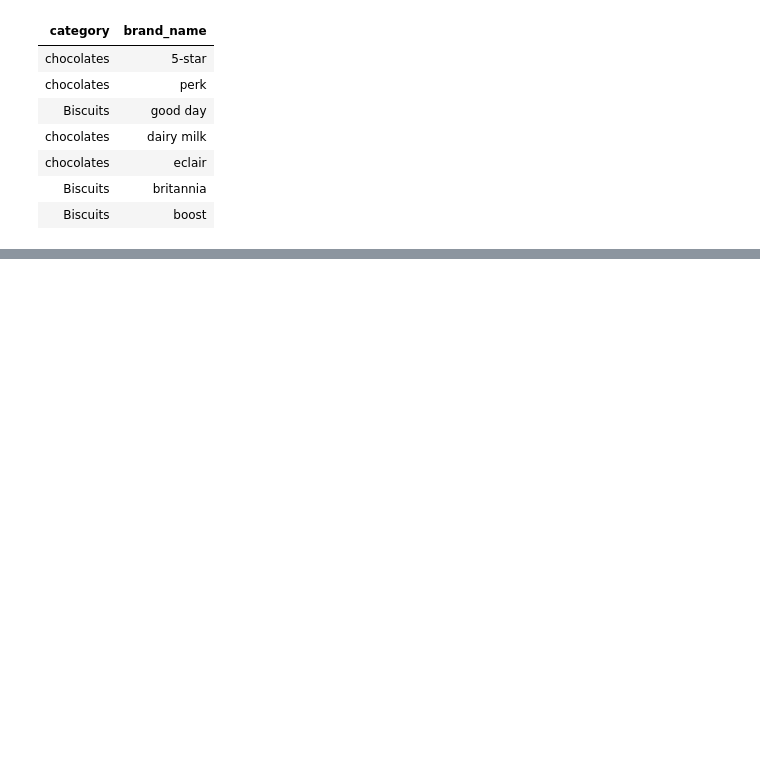
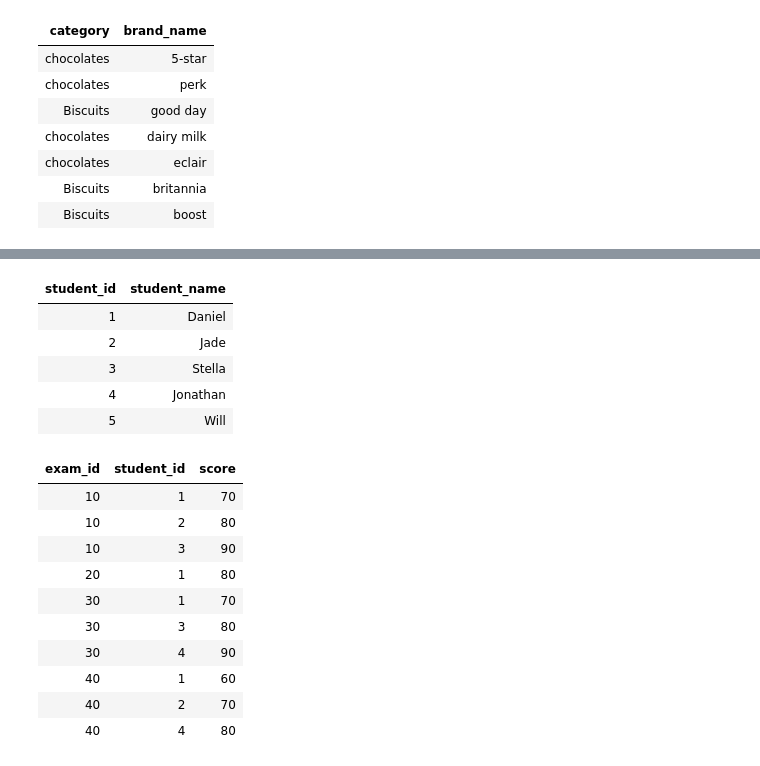
Before and after one commit to Rupam-1/SQL-Pyspark-practise_youtube, a Jupyter notebook: 05. PYSPARK - Part3.ipynb, the cells around one changed output, grey strips where cells are left out. Drawn from its saved outputs; the diff is of its cells as text; code cells hidden in the pictures; blank space fills up the shorter version.

```diff
--- a/05. PYSPARK - Part3.ipynb
+++ b/05. PYSPARK - Part3.ipynb
@@ -247,0 +253,50 @@ final_df.display()
+# %%
+from pyspark.sql.types import *
+# --------------------
+# Students
+# --------------------
+students_data = [ (1, "Daniel"), (2, "Jade"), (3, "Stella"), (4, "Jonathan"), (5, "Will") ]
+students_schema = StructType([
+    StructField("student_id", IntegerType(), True),
+    StructField("student_name", StringType(), True)
+])
+students_df = spark.createDataFrame(
+    students_data,
+    schema=students_schema
+)
+students_df.write.mode("Overwrite").saveAsTable("students1")
+students_df.display()
+
+# --------------------
+# Exams
+# --------------------
+exams_data = [ (10, 1, 70), (10, 2, 80), (10, 3, 90), (20, 1, 80), (30, 1, 70), (30, 3, 80), (30, 4, 90), (40, 1, 60), (40, 2, 70), (40, 4, 80) ]
+exams_schema = StructType([
+    StructField("exam_id", IntegerType(), True),
+    StructField("student_id", IntegerType(), True),
+    StructField("score", IntegerType(), True)
+])
+exams_df = spark.createDataFrame(
+    exams_data,
+    schema=exams_schema
+)
+exams_df.write.mode("Overwrite").saveAsTable("exams1")
+exams_df.display()
+# %% [output]
+| student_id | student_name |
+| 1 | Daniel |
+| 2 | Jade |
+| 3 | Stella |
+| 4 | Jonathan |
+| 5 | Will |
+| exam_id | student_id | score |
+| 10 | 1 | 70 |
+| 10 | 2 | 80 |
+| 10 | 3 | 90 |
+| 20 | 1 | 80 |
+| 30 | 1 | 70 |
+| 30 | 3 | 80 |
+| 30 | 4 | 90 |
+| 40 | 1 | 60 |
+| 40 | 2 | 70 |
+| 40 | 4 | 80 |
```
Also changed, not shown: parts of 2 cells of this notebook, 1 other file.
